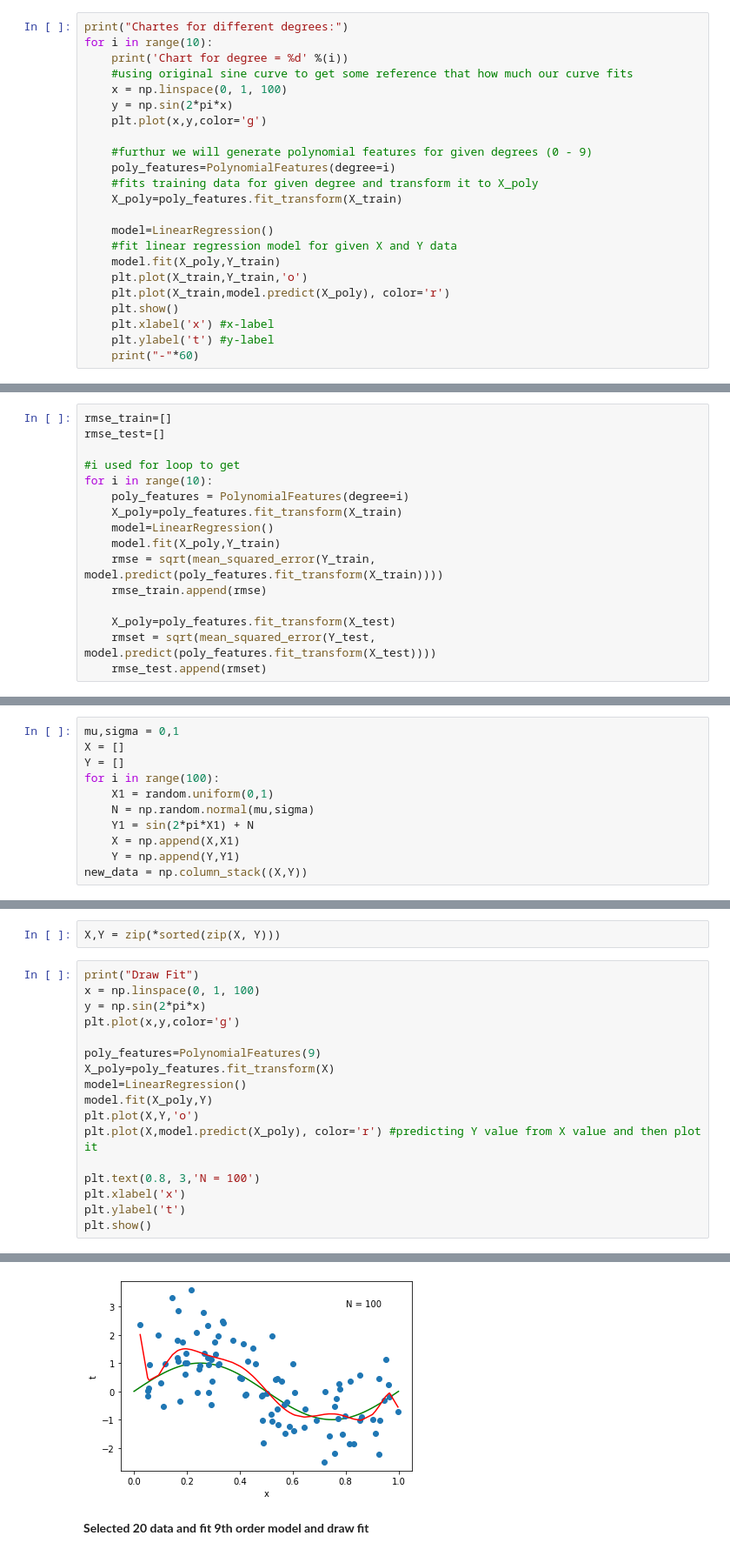
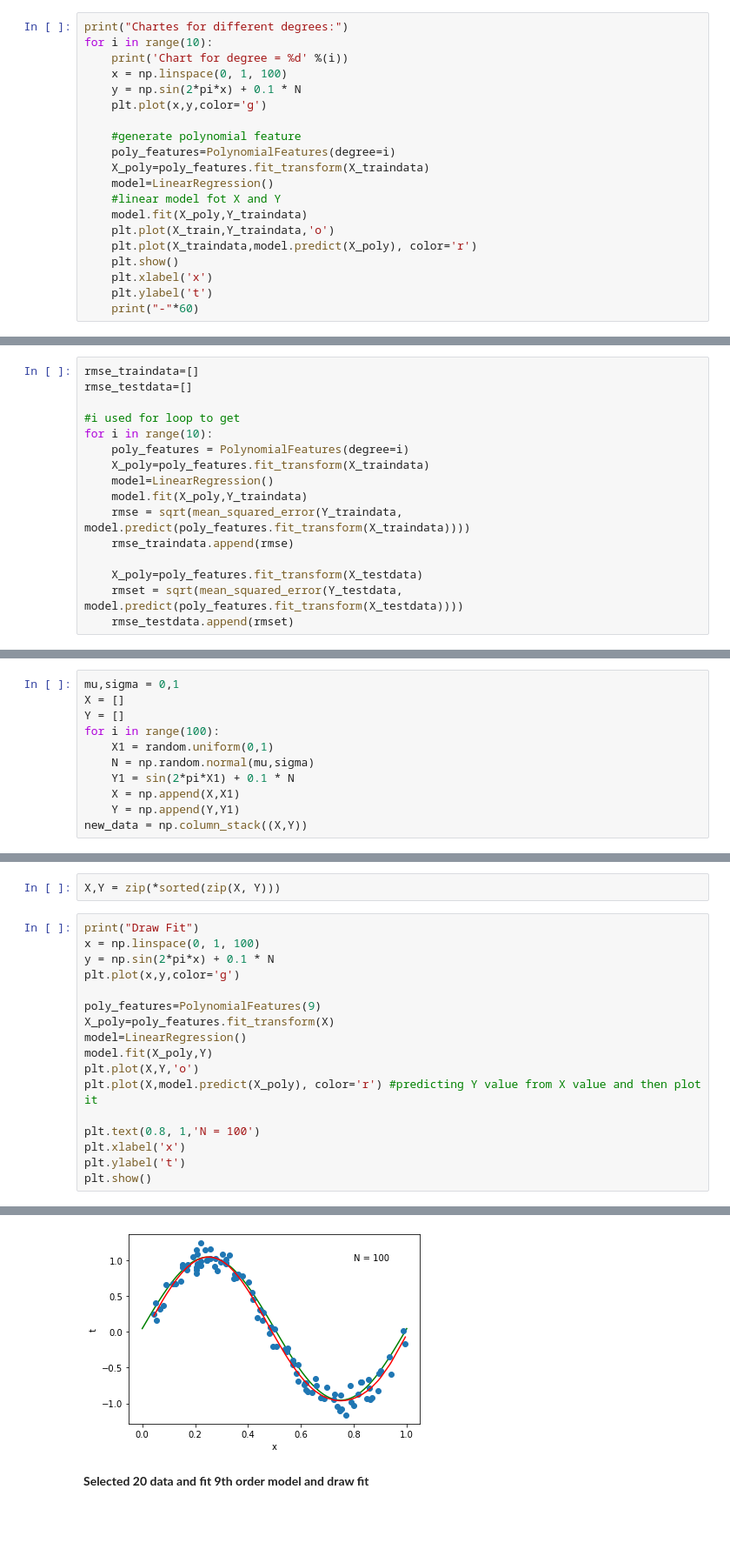
Before and after one commit to vishwanaik15/DMASSIGNMENT02, a Jupyter notebook: Naik_02.ipynb, the cells around one changed output, grey strips where cells are left out. Shown at 87% size. Saved outputs shown, nothing was run; the diff lists cells and outputs as text; blank space fills up the shorter version.

```diff
--- a/Naik_02.ipynb
+++ b/Naik_02.ipynb
@@ -213,24 +235,21 @@ X_train, Y_train = zip(*sorted(zip(X_train, Y_train)))
 print("Chartes for different degrees:")
 for i in range(10):
     print('Chart for degree = %d' %(i))
-    #using original sine curve to get some reference that how much our curve fits
     x = np.linspace(0, 1, 100)
-    y = np.sin(2*pi*x)
+    y = np.sin(2*pi*x) + 0.1 * N
     plt.plot(x,y,color='g')
 
-    #furthur we will generate polynomial features for given degrees (0 - 9)
+    #generate polynomial feature
     poly_features=PolynomialFeatures(degree=i)
-    #fits training data for given degree and transform it to X_poly
-    X_poly=poly_features.fit_transform(X_train)
-
+    X_poly=poly_features.fit_transform(X_traindata)
     model=LinearRegression()
-    #fit linear regression model for given X and Y data
-    model.fit(X_poly,Y_train)
-    plt.plot(X_train,Y_train,'o')
-    plt.plot(X_train,model.predict(X_poly), color='r')
+    #linear model fot X and Y
+    model.fit(X_poly,Y_traindata)
+    plt.plot(X_train,Y_traindata,'o')
+    plt.plot(X_traindata,model.predict(X_poly), color='r')
     plt.show()
-    plt.xlabel('x') #x-label
-    plt.ylabel('t') #y-label
+    plt.xlabel('x')
+    plt.ylabel('t')
     print("-"*60)
 # %% [output]
 Chartes for different degrees:
@@ -257,16 +280,16 @@ Chart for degree = 5
 # %%
-rmse_train=[]
-rmse_test=[]
+rmse_traindata=[]
+rmse_testdata=[]
 
 #i used for loop to get
 for i in range(10):
     poly_features = PolynomialFeatures(degree=i)
-    X_poly=poly_features.fit_transform(X_train)
+    X_poly=poly_features.fit_transform(X_traindata)
     model=LinearRegression()
-    model.fit(X_poly,Y_train)
-    rmse = sqrt(mean_squared_error(Y_train, model.predict(poly_features.fit_transform(X_train))))
-    rmse_train.append(rmse)
+    model.fit(X_poly,Y_traindata)
+    rmse = sqrt(mean_squared_error(Y_traindata, model.predict(poly_features.fit_transform(X_traindata))))
+    rmse_traindata.append(rmse)
 
-    X_poly=poly_features.fit_transform(X_test)
-    rmset = sqrt(mean_squared_error(Y_test, model.predict(poly_features.fit_transform(X_test))))
-    rmse_test.append(rmset)
+    X_poly=poly_features.fit_transform(X_testdata)
+    rmset = sqrt(mean_squared_error(Y_testdata, model.predict(poly_features.fit_transform(X_testdata))))
+    rmse_testdata.append(rmset)
@@ -303,7 +330,7 @@ Y = []
 for i in range(100):
     X1 = random.uniform(0,1)
     N = np.random.normal(mu,sigma)
-    Y1 = sin(2*pi*X1) + N
+    Y1 = sin(2*pi*X1) + 0.1 * N
     X = np.append(X,X1)
     Y = np.append(Y,Y1)
 new_data = np.column_stack((X,Y))
@@ -315,23 +342,23 @@ X,Y = zip(*sorted(zip(X, Y)))
 # %%
 print("Draw Fit")
 x = np.linspace(0, 1, 100)
-y = np.sin(2*pi*x)
+y = np.sin(2*pi*x) + 0.1 * N
 plt.plot(x,y,color='g')
 
 poly_features=PolynomialFeatures(9)
 X_poly=poly_features.fit_transform(X)
 model=LinearRegression()
 model.fit(X_poly,Y)
 plt.plot(X,Y,'o')
 plt.plot(X,model.predict(X_poly), color='r') #predicting Y value from X value and then plot it
 
-plt.text(0.8, 3,'N = 100')
+plt.text(0.8, 1,'N = 100')
 plt.xlabel('x')
 plt.ylabel('t')
 plt.show()
 # %% [output]
 Draw Fit
-[figure, old version]
+[figure, new version]
 # %% [markdown]
 <b>Selected 20 data and fit 9th order model and draw fit</b>
 # %%
```
Also changed, not shown: parts of 34 cells of this notebook.
